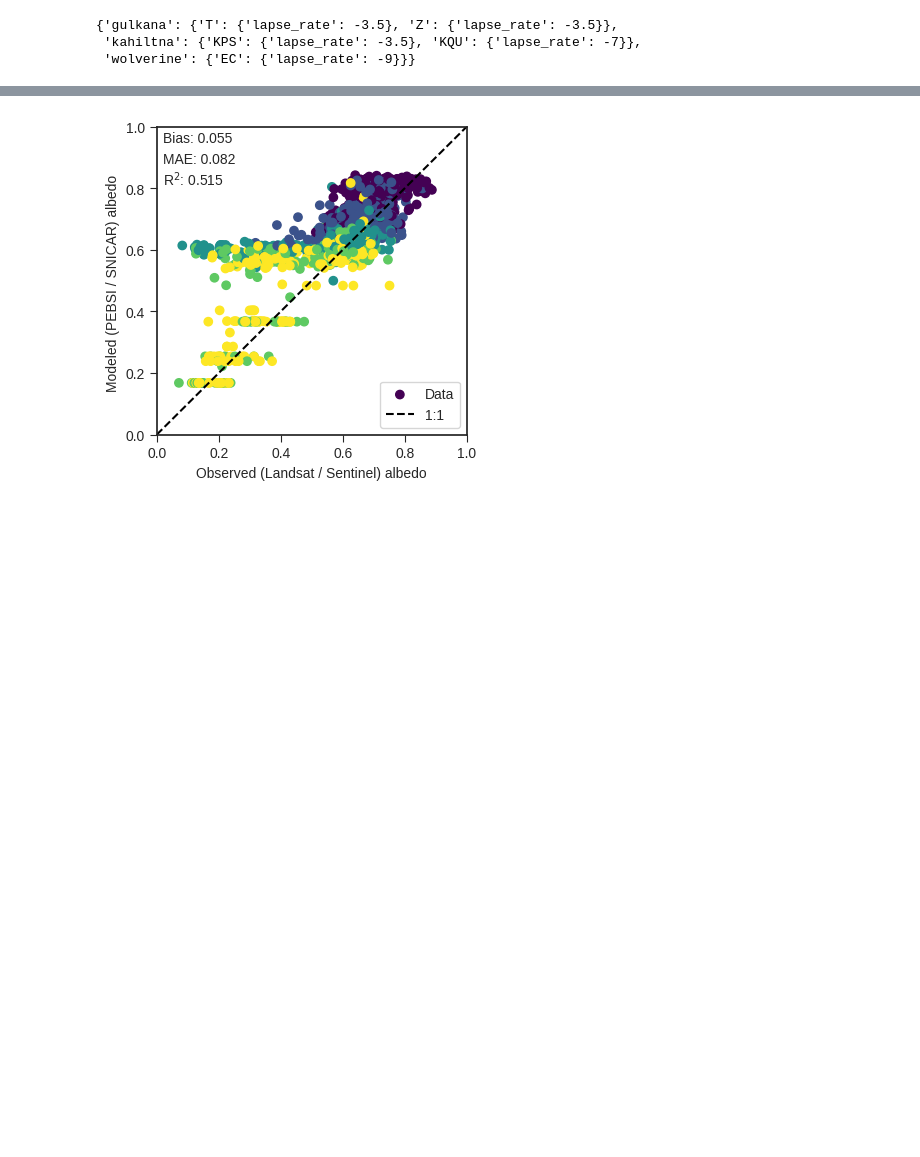
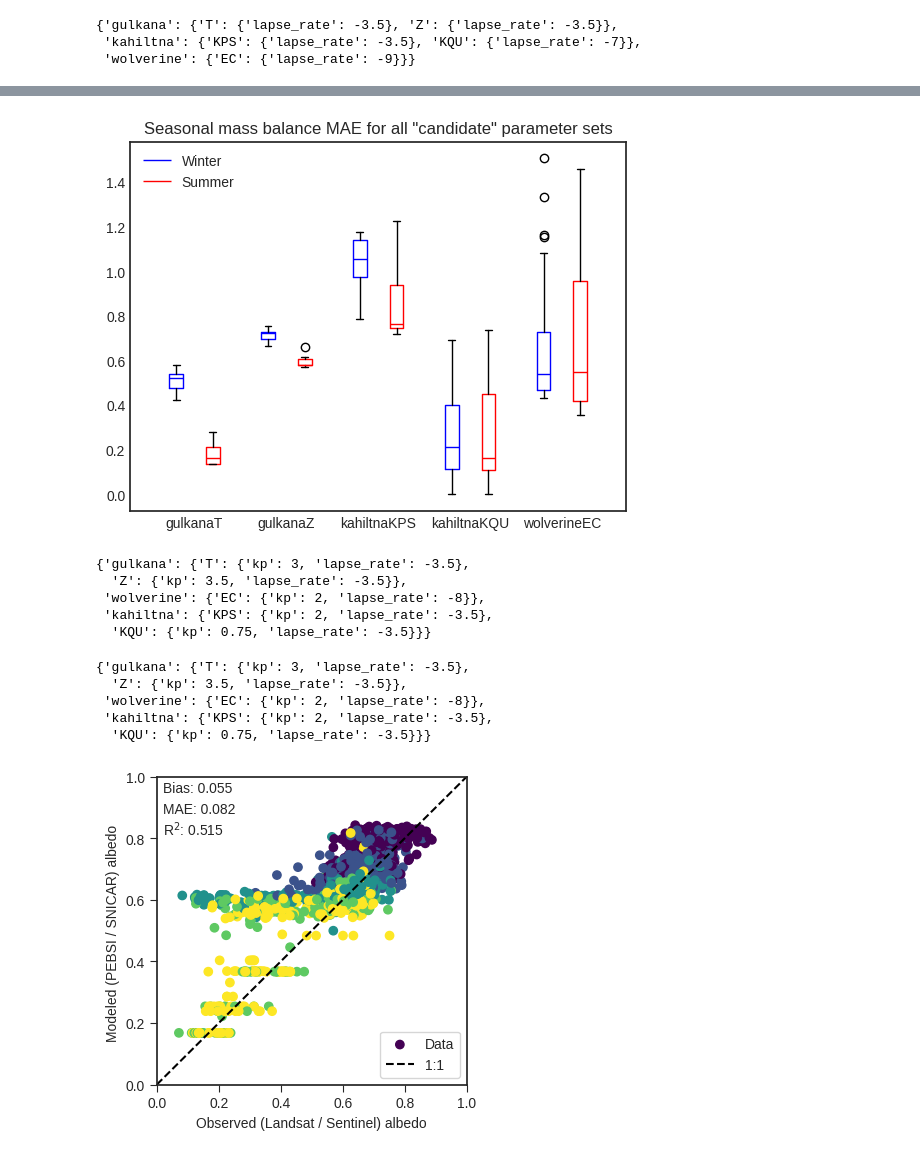
Before and after one commit to clairevwilson/PEBSI, a Jupyter notebook: project/calibrate.ipynb, the cells around one changed output, grey strips where cells are left out. Cells and saved outputs as stored; diff of their text form; code cells hidden in the pictures; blank space fills up the shorter version.

```diff
--- a/project/calibrate.ipynb
+++ b/project/calibrate.ipynb
@@ -186,0 +331,34 @@ best_dict
+# %%
+error = []
+by_glacier = {'gulkana': {'T': gulk_options['T'], 'Z': gulk_options['Z']},
+              'kahiltna': {'KPS': kah_options['KPS'], 'KQU': kah_options['KQU']},
+              'wolverine': {'EC': wolv_options['EC']}}
+fn = 'paper2/recalibrate_{s}/grid_{g}_{s}_{p}_FINAL_0.nc'
+i = 0
+for glacier in by_glacier:
+    for site in by_glacier[glacier]:
+        summers = []
+        winters =  []
+        for p_vals in by_glacier[glacier][site]:
+            params_str = '_'.join([p.replace('_','') + str(v) for p, v in zip(['kp','lapse_rate'], p_vals)])
+            fn_ds = base_fp + fn.format(g=glacier, s=site, p=params_str)
+            ds = xr.open_dataset(fn_ds)
+            mb = MassBalance(glacier, site, min_n_winter = 0)
+            mb.get_model_mb(ds)
+            summer, winter = mb.mae(True)
+            summers.append(summer)
+            winters.append(winter)
+
+        plt.boxplot(summers, positions = [i-0.2], boxprops=dict(color='blue'),medianprops=dict(color='blue'))
+        plt.boxplot(winters, positions= [i+0.2], boxprops=dict(color='red'),medianprops=dict(color='red'), )
+        i += 1
+
+plt.boxplot([np.nan], boxprops=dict(color='blue'), medianprops=dict(color='blue'), label='Winter')
+plt.boxplot([np.nan], boxprops=dict(color='red'), medianprops=dict(color='red'), label='Summer')
+plt.legend()
+
+plt.xticks([0,1,2,3,4], labels=['gulkanaT','gulkanaZ','kahiltnaKPS','kahiltnaKQU','wolverineEC'])
+plt.title('Seasonal mass balance MAE for all "candidate" parameter sets')
+plt.show()
+# %% [output]
+[figure, added]
@@ -187,3 +369,39 @@ best_dict
+# %%
+best_dict = {'gulkana': {'T': {'kp': results_gulkana['gulkana']['T']['kp'],
+                               'lapse_rate': results_gulkana['best_global_lapse_rate']},
+                         'Z': {'kp': results_gulkana['gulkana']['Z']['kp'],
+                               'lapse_rate': results_gulkana['best_global_lapse_rate']}},
+
+            'wolverine': {'EC': {'kp': results_wolverine['wolverine']['EC']['kp'],
+                               'lapse_rate': results_wolverine['best_global_lapse_rate']}},
+
+            'kahiltna': {'KPS': {'kp': results_kahiltna['kahiltna']['KPS']['kp'],
+                                 'lapse_rate': results_kahiltna['best_global_lapse_rate']},
+                        'KQU': {'kp': results_kahiltna['kahiltna']['KQU']['kp'],
+                                 'lapse_rate': results_kahiltna['best_global_lapse_rate']}}}
+best_dict
+# %% [output]
+{'gulkana': {'T': {'kp': 3, 'lapse_rate': -3.5},
+  'Z': {'kp': 3.5, 'lapse_rate': -3.5}},
+ 'wolverine': {'EC': {'kp': 2, 'lapse_rate': -8}},
+ 'kahiltna': {'KPS': {'kp': 2, 'lapse_rate': -3.5},
+  'KQU': {'kp': 0.75, 'lapse_rate': -3.5}}}
+# %%
+import pickle
+pickle_name = 'best_firn_params.pkl'
+if False: # os.path.exists(pickle_name):
+    with open(pickle_name, 'rb') as f:
+        best_dict = pickle.load(f)
+else:
+    with open(pickle_name, 'wb') as f:
+        pickle.dump(best_dict, f)
+best_dict
+# %% [output]
+{'gulkana': {'T': {'kp': 3, 'lapse_rate': -3.5},
+  'Z': {'kp': 3.5, 'lapse_rate': -3.5}},
+ 'wolverine': {'EC': {'kp': 2, 'lapse_rate': -8}},
+ 'kahiltna': {'KPS': {'kp': 2, 'lapse_rate': -3.5},
+  'KQU': {'kp': 0.75, 'lapse_rate': -3.5}}}
 # %%
 # # TROUBLESHOOTING FIGURE: ALBEDO TIMESERIES IN EACH YEAR FOR EACH GLACIER
 # plot = False
```
Also changed, not shown: parts of 4 cells of this notebook, 7 other files.
